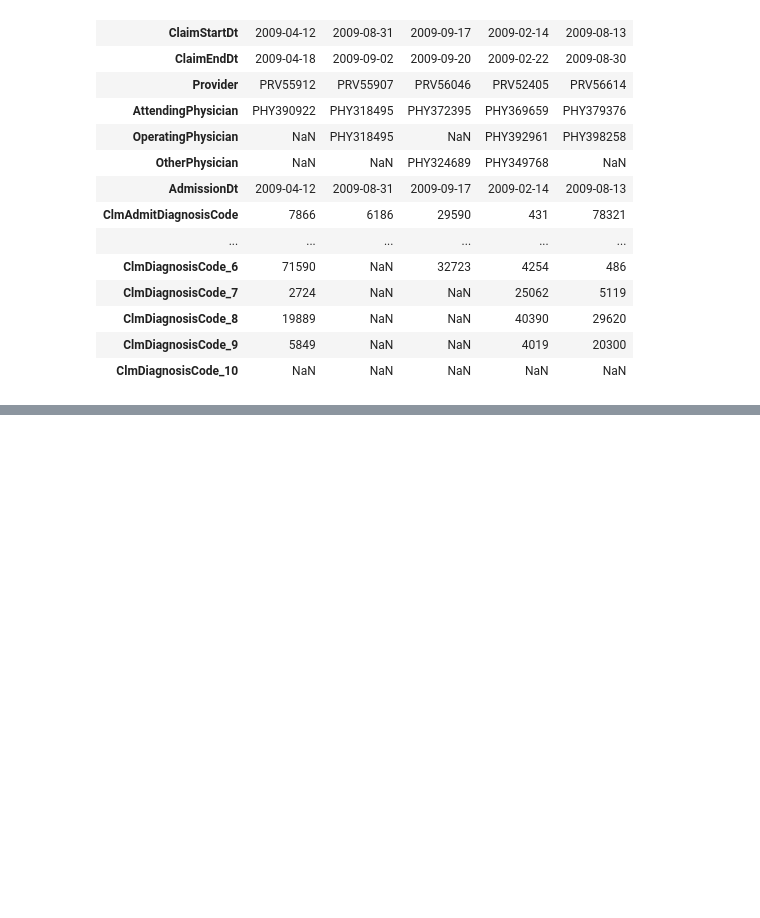
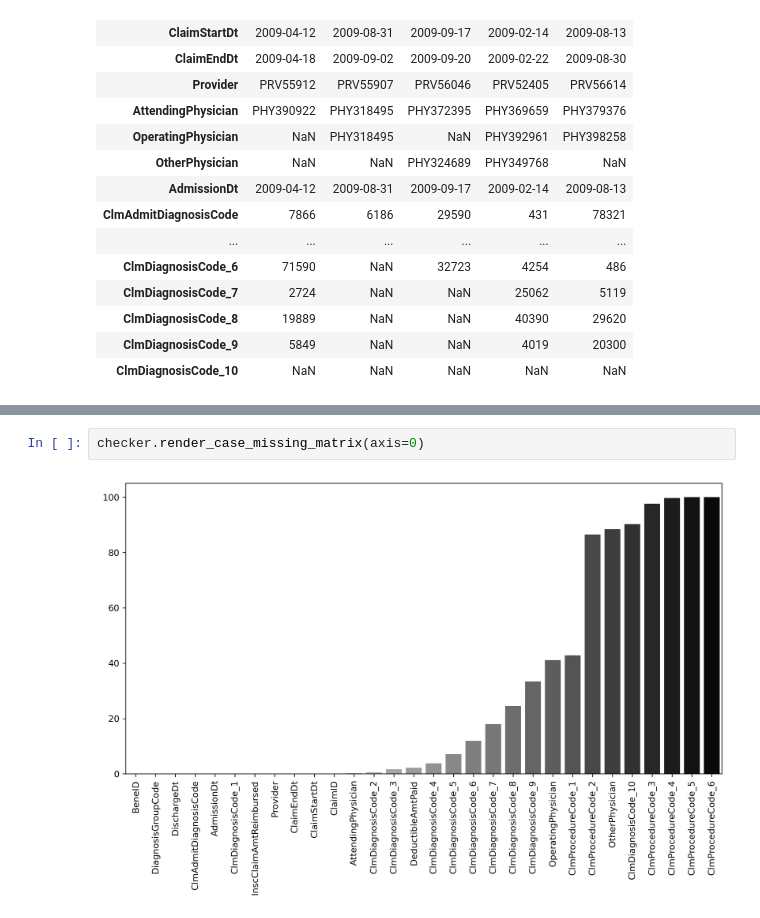
Before and after one commit to ashen007/MedicalCostPrediction-insurance_fraudDetection, a Jupyter notebook: notebooks/data quality/data quality(inpatient).ipynb, the cells around one changed output, grey strips where cells are left out. Cells and saved outputs as stored; diff of their text form; blank space fills up the shorter version.

Commit message:
missing value

```diff
--- a/notebooks/data quality/data quality(inpatient).ipynb
+++ b/notebooks/data quality/data quality(inpatient).ipynb
@@ -69,0 +96,4 @@ inpatient_data[cat].head().T
+# %%
+checker.render_case_missing_matrix(axis=0)
+# %% [output]
+[figure, added]
```
Also changed, not shown: parts of 5 cells of this notebook, 1 other file.
